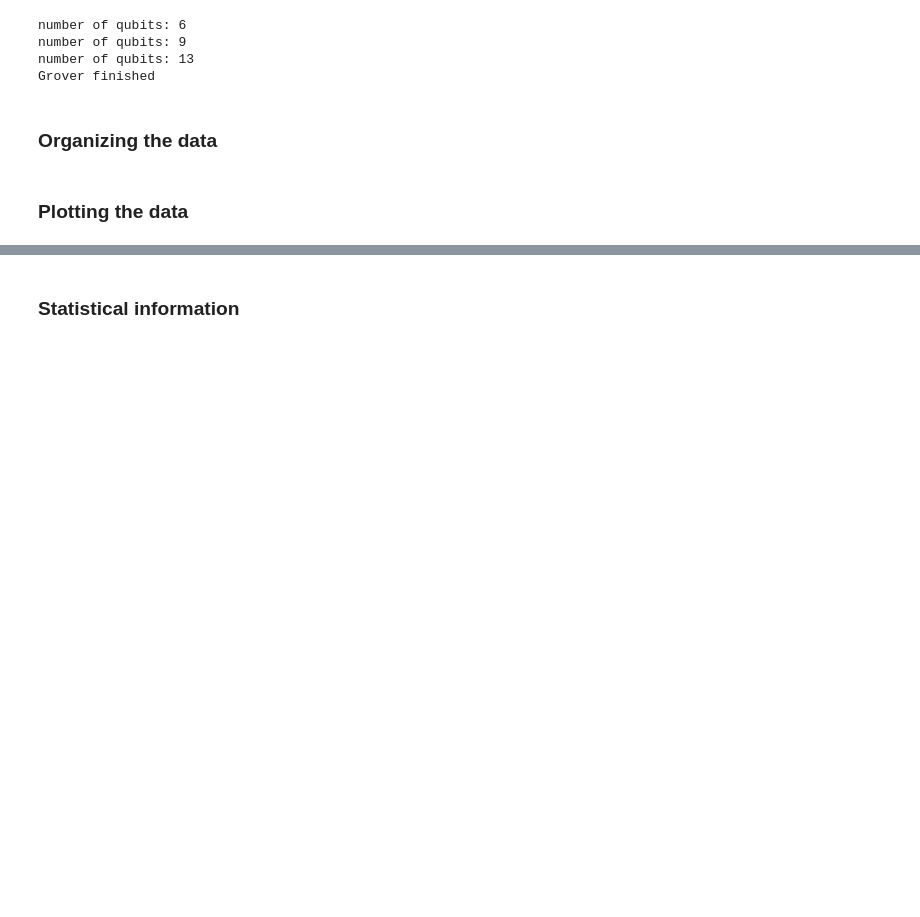
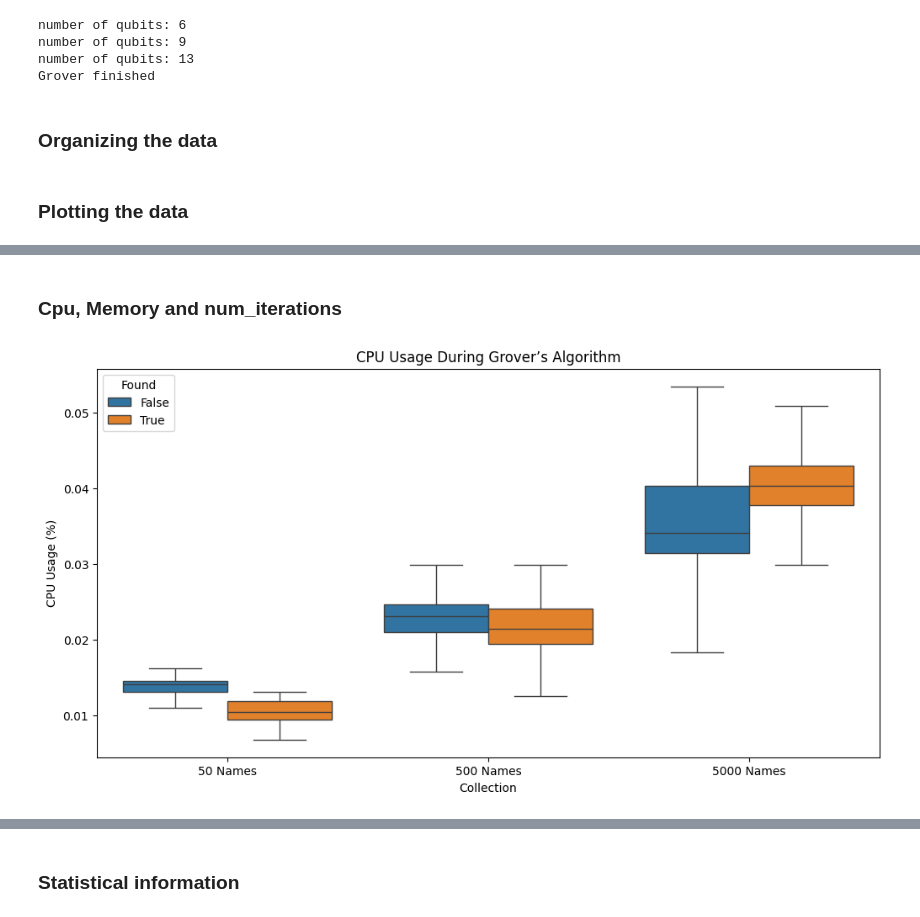
Before and after one commit to rallenalle68/classical_vs_grovers_algorithm, a Jupyter notebook: Grover.ipynb, the cells around one changed output, grey strips where cells are left out. Drawn from its saved outputs; the diff is of its cells as text; code cells hidden in the pictures; blank space fills up the shorter version.

```diff
--- a/Grover.ipynb
+++ b/Grover.ipynb
@@ -729,0 +288,10 @@ plt.show()
+# %% [markdown]
+### Cpu, Memory and num_iterations
+# %%
+plt.figure(figsize=(12, 6))
+sns.boxplot(x='Collection', y='CPU Usage (%)', hue='Found', data=df_all, showfliers=False)
+plt.title('CPU Usage During Grover’s Algorithm')
+plt.ylabel('CPU Usage (%)')
+plt.show()
+# %% [output]
+[figure, added]
```
Also changed, not shown: parts of 35 cells of this notebook, 3 other files.
